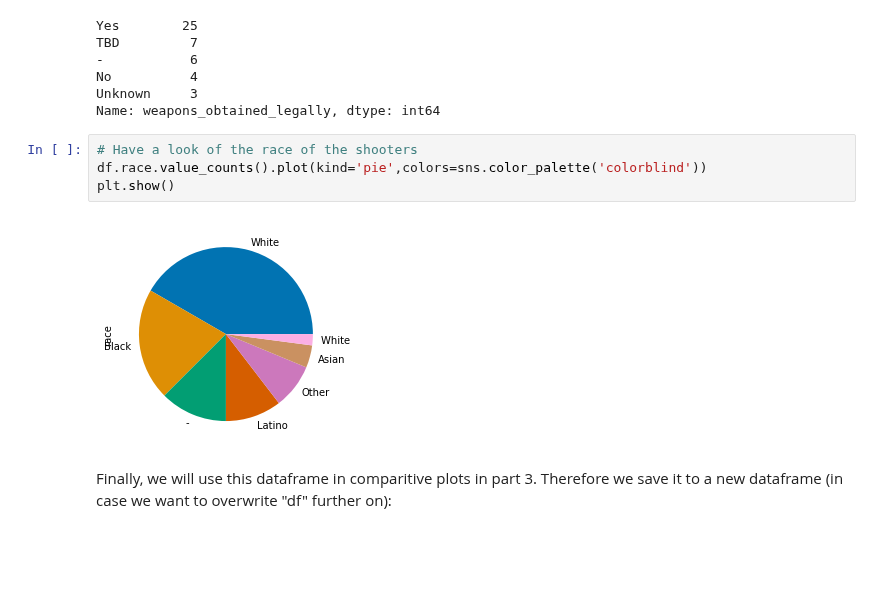
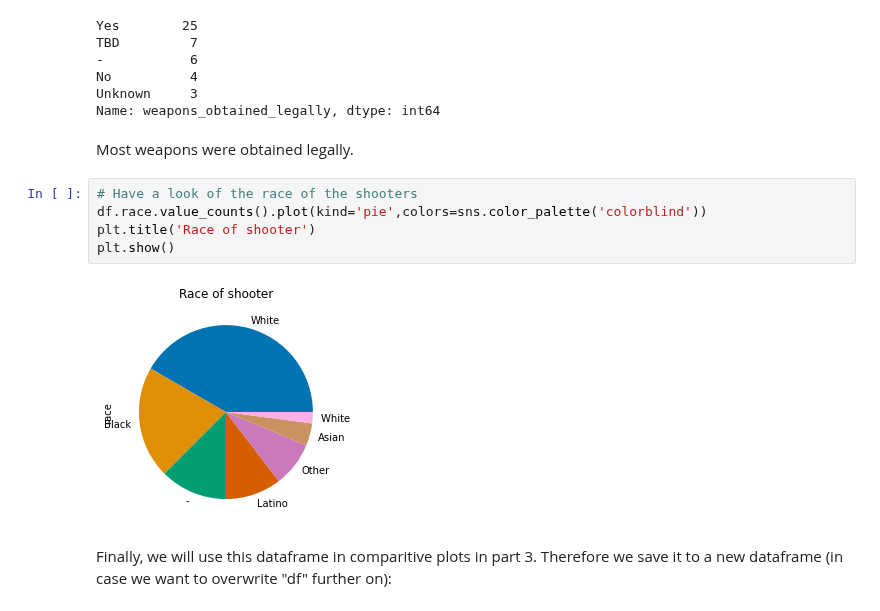
Before and after one commit to epfl-ada/ada-2021-project-clezemath, a Jupyter notebook: milestone2.ipynb, the cells around one changed output. Cells and saved outputs as stored; diff of their text form; blank space fills up the shorter version.

```diff
--- a/milestone2.ipynb
+++ b/milestone2.ipynb
@@ -271,12 +273,15 @@ TBD         7
 No          4
 Unknown     3
 Name: weapons_obtained_legally, dtype: int64
+# %% [markdown]
+Most weapons were obtained legally.
 # %%
 # Have a look of the race of the shooters
 df.race.value_counts().plot(kind='pie',colors=sns.color_palette('colorblind'))
+plt.title('Race of shooter')
 plt.show()
 # %% [output]
-[figure, old version]
+[figure, new version]
 # %% [markdown]
 Finally, we will use this dataframe in comparitive plots in part 3.
 Therefore we save it to a new dataframe (in case we want to overwrite "df" further on):
```
Also changed, not shown: parts of 26 cells of this notebook.
